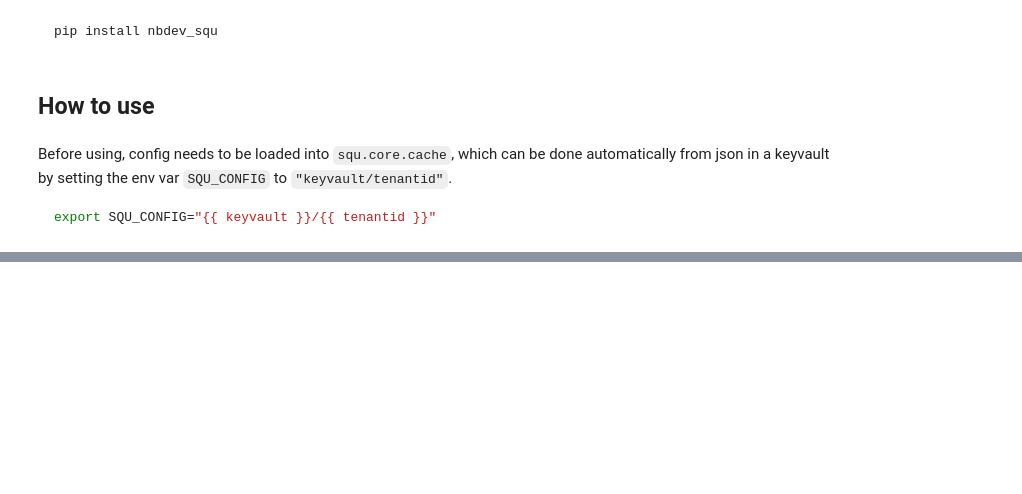
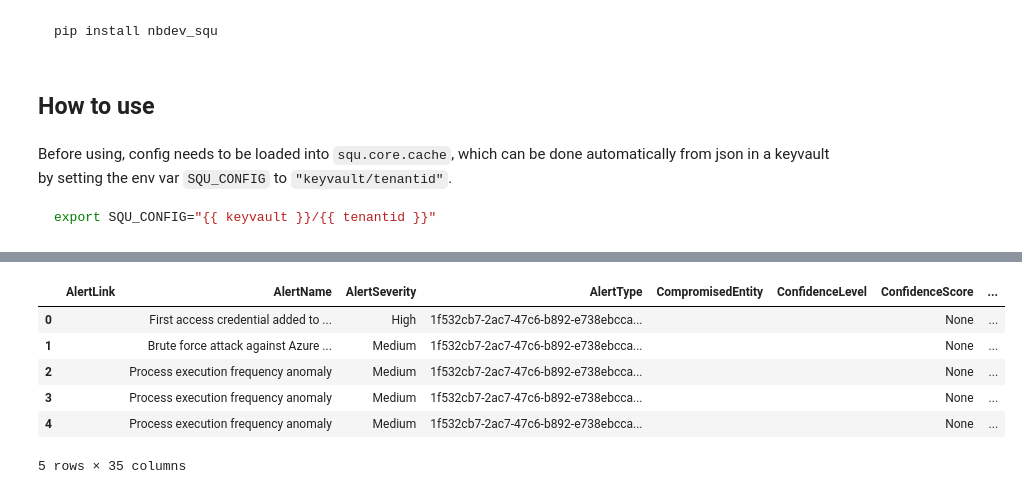
Before and after one commit to wagov/nbdev-squ, a Jupyter notebook: nbs/index.ipynb, the cells around one changed output, grey strips where cells are left out. Drawn from its saved outputs; the diff is of its cells as text; code cells hidden in the pictures; blank space fills up the shorter version.

```diff
--- a/nbs/index.ipynb
+++ b/nbs/index.ipynb
@@ -52,0 +58,11 @@ print(len(api.azcli(["account", "list"])))
+# %%
+df = api.query_all("SecurityAlert | take 20")
+df.head()
+# %% [output]
+|  | AlertLink | AlertName | AlertSeverity | AlertType | CompromisedEntity | ConfidenceLevel | ConfidenceScore | ... |
+| 0 |  | First access credential added to ... | High | 1f532cb7-2ac7-47c6-b892-e738ebcca... |  |  | None | ... |
+| 1 |  | Brute force attack against Azure ... | Medium | 1f532cb7-2ac7-47c6-b892-e738ebcca... |  |  | None | ... |
+| 2 |  | Process execution frequency anomaly | Medium | 1f532cb7-2ac7-47c6-b892-e738ebcca... |  |  | None | ... |
+| 3 |  | Process execution frequency anomaly | Medium | 1f532cb7-2ac7-47c6-b892-e738ebcca... |  |  | None | ... |
+| 4 |  | Process execution frequency anomaly | Medium | 1f532cb7-2ac7-47c6-b892-e738ebcca... |  |  | None | ... |
+5 rows × 35 columns
```
Also changed, not shown: parts of 1 cell of this notebook, 11 other files.
